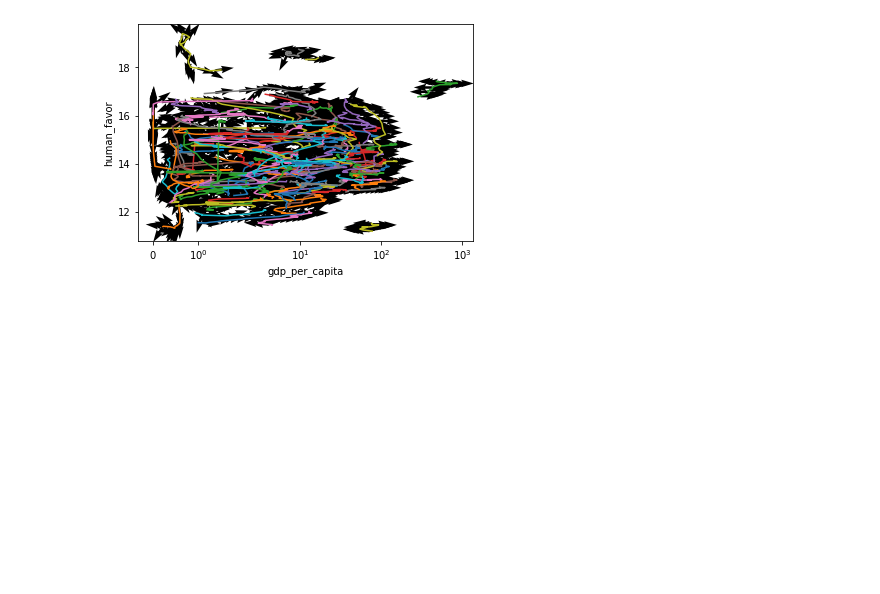
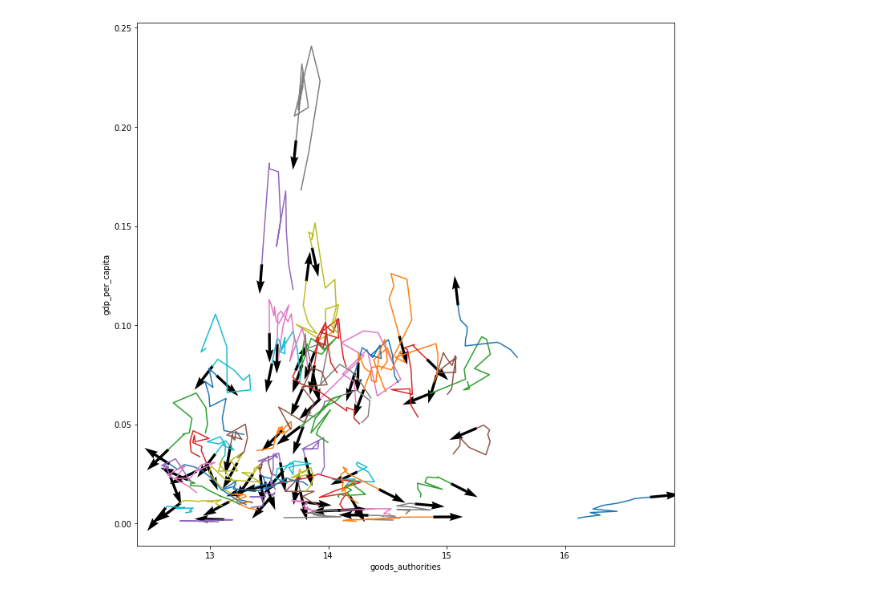
Before and after one commit to jaimeoliver1/social_capital_in_trade_networks, a Jupyter notebook: notebooks/14_streamplot.ipynb, the cells around one changed output. Cells and saved outputs as stored; diff of their text form; code cells hidden in the pictures; blank space fills up the shorter version.

Commit message:
Pushed from Domino: https://domino.clarity.ai/u/jaime_oliver/social_capital/runs/61829e1f3c81835e3199b837

```diff
--- a/notebooks/14_streamplot.ipynb
+++ b/notebooks/14_streamplot.ipynb
@@ -2,7 +2,7 @@
 try:
     output_filepath
 except:
-    output_filepath = 's3://workspaces-clarity-mgmt-pro/jaime.oliver/misc/social_capital/data/processed/'
+    output_filepath = 's3://workspaces-clarity-mgmt-pro/jaime.oliver/misc/social_capital/data/processed_2/'
 # %%
 import os
 from pathlib import Path
@@ -20,52 +23,58 @@ df_model.dropna(subset = ['log_GFCF', 'log_gdp'], inplace=True)
 
 df_model.eval('gdp_per_capita = gdp/wkn_population', inplace=True)
 df_model.eval('productivity = gdp*10**6/(wkn_population**0.3*GFCF**0.7)', inplace=True)
+# %%
+f = f'log_gdp ~ log_GFCF + log_wkn_population + 1'
+y, X = patsy.dmatrices(f, df_model.set_index(['country','year']),  return_type='dataframe')
+base_model_fe = PanelOLS(y,X, entity_effects=True, time_effects=True)
+base_model_fe = base_model_fe.fit()
+
+df_model['residual'] = base_model_fe.resids.values
 # %%
 network = 'human'
-#network = 'financial'
-#network = 'goods'
+network = 'financial'
+network = 'goods'
 
 centrality = 'hubs'
 centrality = 'authorities'
 #centrality = 'pagerank'
-centrality = 'favor'
+#centrality = 'favor'
 #centrality = 'bridging'
-y_var = f'{network}_{centrality}'
+x_var = f'{network}_{centrality}'
 
-x_var = 'productivity'
-x_var = 'residual'
-x_var = 'gdp_per_capita'
-#x_var = f'financial_hubs'
+y_var = 'productivity'
+y_var = 'residual'
+y_var = 'gdp_per_capita'
+#y_var = 'gdp'
+#y_var = f'financial_hubs'
 
 #df_plot['x_velocity'] = df_plot.groupby()
 
 
-fig, ax = plt.subplots()
+fig, ax = plt.subplots(figsize=(12,12))
+
+#ax.set_yscale('symlog')
 
 for country in df_model.country.unique():
     df_plot = df_model[df_model.country == country]
     df_plot =  df_plot[df_plot.year.between(1995, 2016)]
 
     if len(df_plot)<2: continue
 
-    df_plot[y_var] = df_plot[y_var].map(lambda x: np.log1p(x*1.e8))
+    df_plot[x_var] = df_plot[x_var].map(lambda x: np.log1p(x*1.e8))
 
     x = df_plot[x_var].values
     y = df_plot[y_var].values
 
     u = np.diff(x)
     v = np.diff(y)
-    pos_x = x[:-1] + u/2
-    pos_y = y[:-1] + v/2
-    norm = np.sqrt(u**2+v**2)
 
     ax.plot(x,y)
-    ax.quiver(pos_x, pos_y, u/norm, v/norm, )
+    ax.quiver(x[-1], y[-1], u[-1], v[-1],angles='xy', width=0.005)
 
 #plt.legend()
 plt.xlabel(x_var)
 plt.ylabel(y_var)
-ax.set_xscale('symlog')
 plt.show()
 # %% [output]
-[figure, old version]
+[figure, new version]
```
Also changed, not shown: parts of 3 cells of this notebook, 8 other files.
